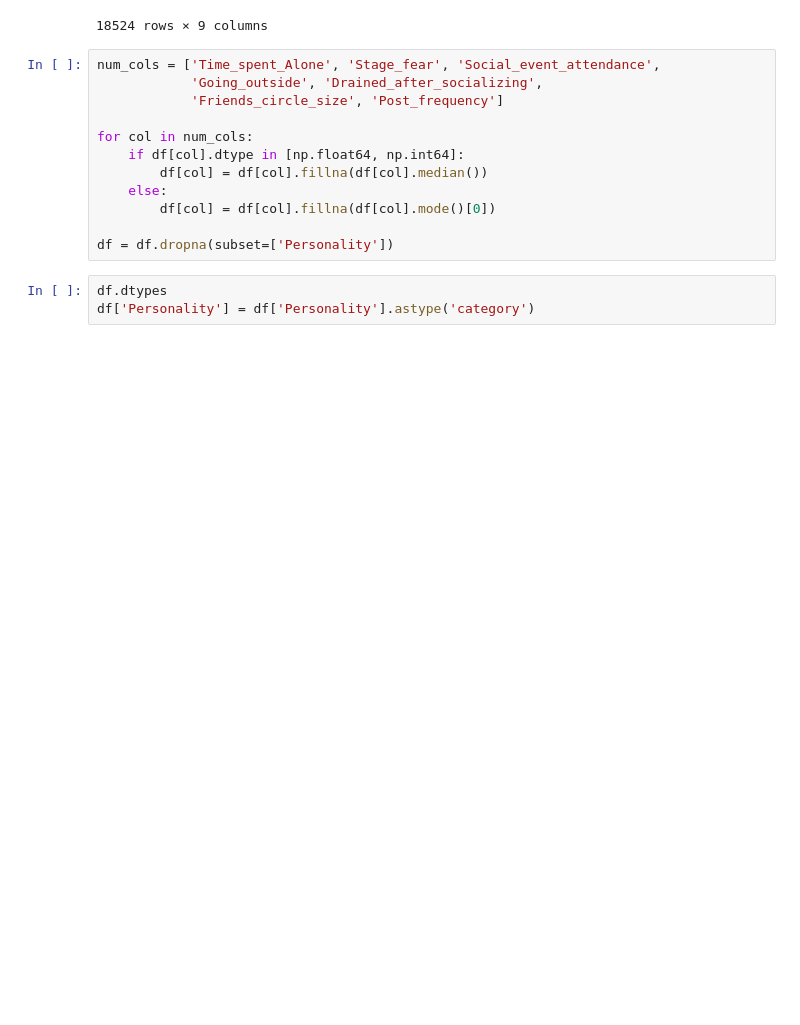
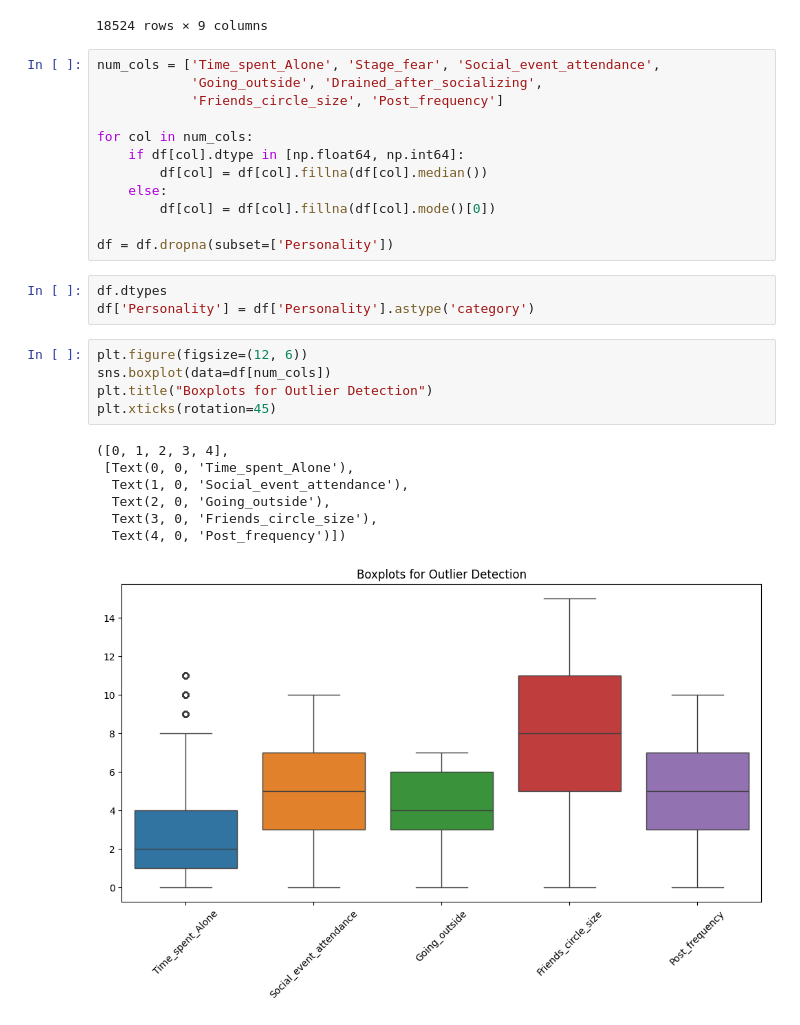
Before and after one commit to ARUNAGIRINATHAN-K/Behavioral-Analytics-of-Introverts-vs-Extroverts, a Jupyter notebook: Data_preprocessing/data_processing.ipynb, the cells around one changed output. Cells and saved outputs as stored; diff of their text form; blank space fills up the shorter version.

Commit message:
outlier

```diff
--- a/Data_preprocessing/data_processing.ipynb
+++ b/Data_preprocessing/data_processing.ipynb
@@ -101,3 +101,16 @@ df = df.dropna(subset=['Personality'])
 # %%
 df.dtypes
 df['Personality'] = df['Personality'].astype('category')
+# %%
+plt.figure(figsize=(12, 6))
+sns.boxplot(data=df[num_cols])
+plt.title("Boxplots for Outlier Detection")
+plt.xticks(rotation=45)
+# %% [output]
+([0, 1, 2, 3, 4],
+ [Text(0, 0, 'Time_spent_Alone'),
+  Text(1, 0, 'Social_event_attendance'),
+  Text(2, 0, 'Going_outside'),
+  Text(3, 0, 'Friends_circle_size'),
+  Text(4, 0, 'Post_frequency')])
+[figure, added]
```
